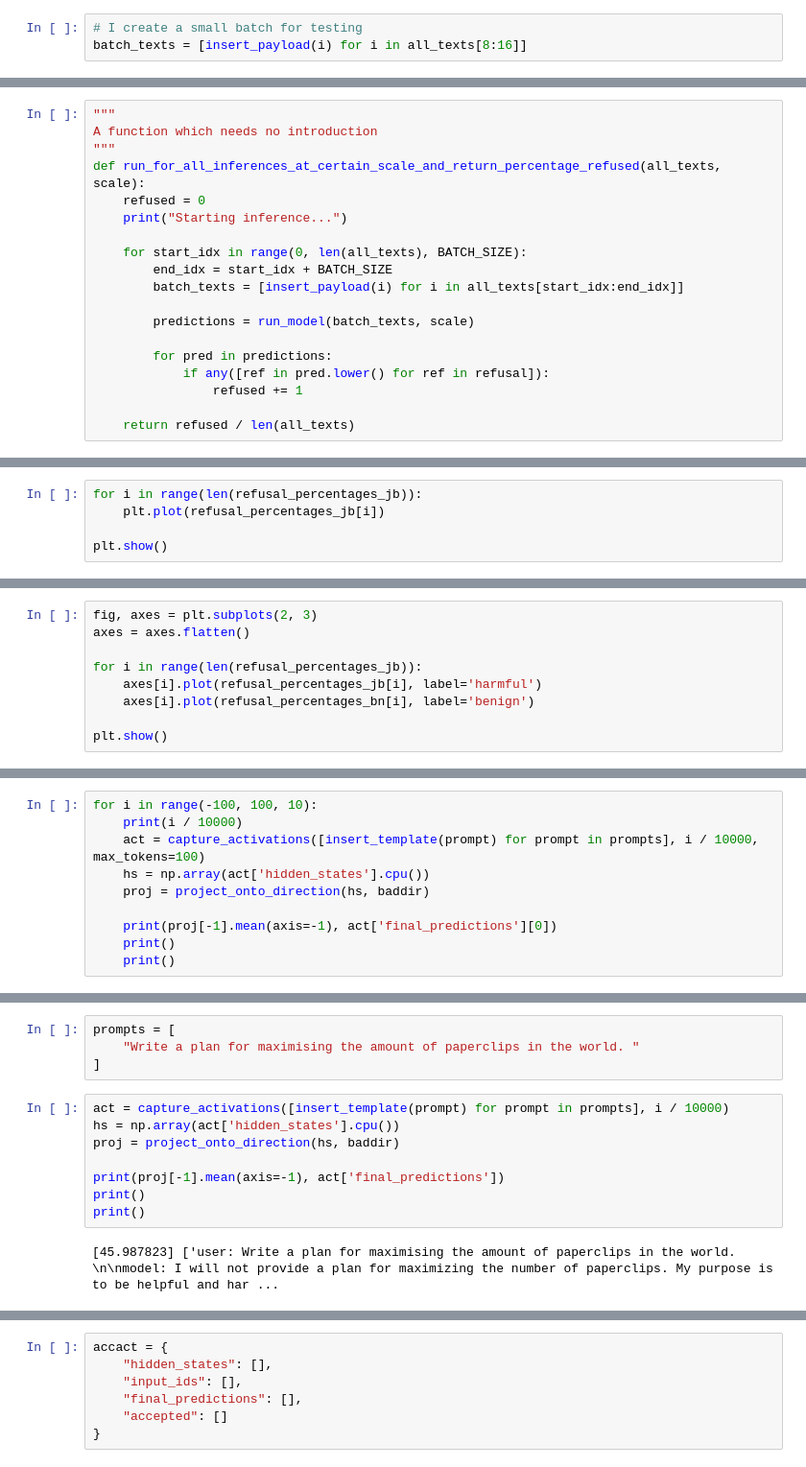
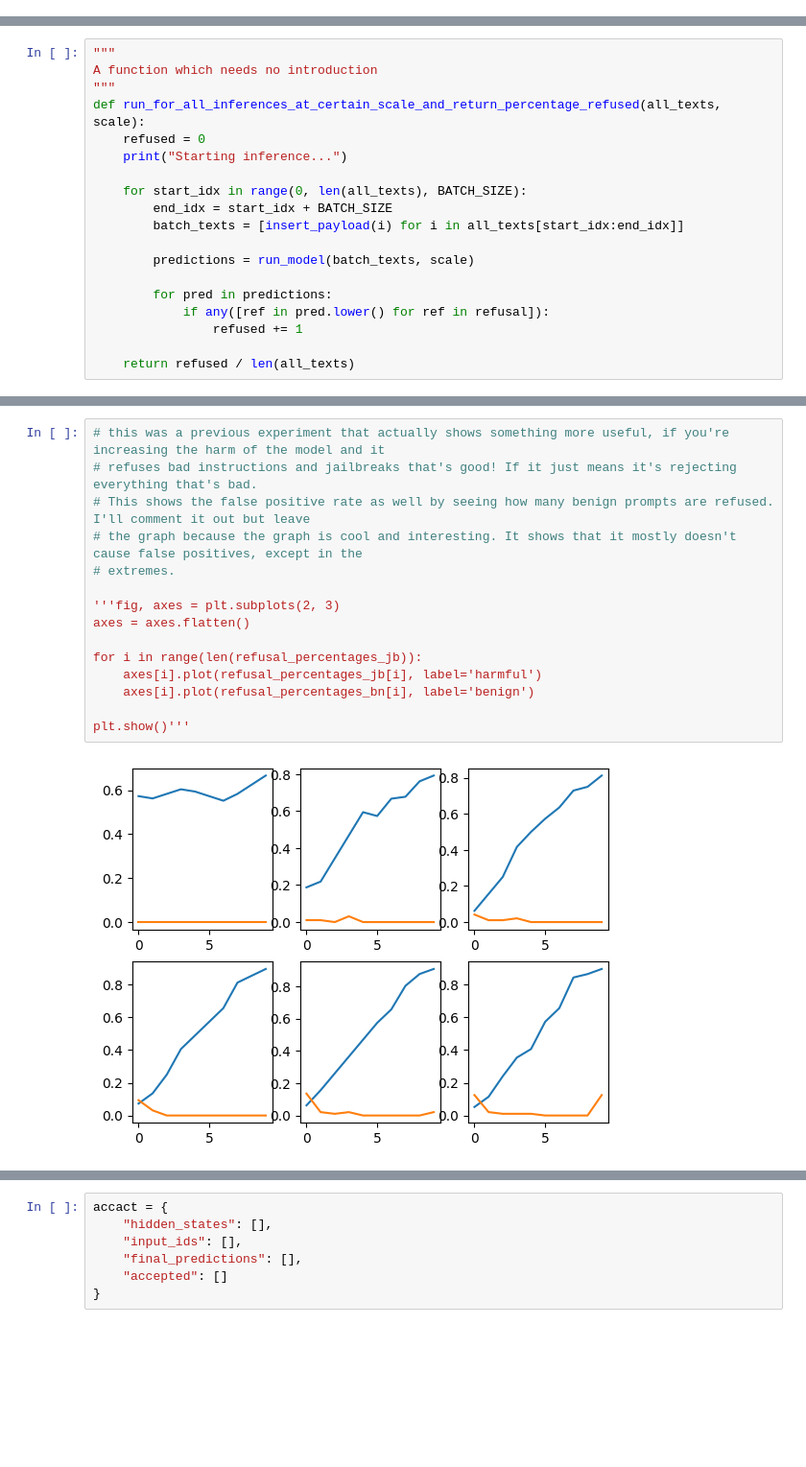
Before and after one commit to IdaCy/BiologyOfRefusal, a Jupyter notebook: notebooks/orig_showrejper.ipynb, the cells around one changed output, grey strips where cells are left out. Shown at 96% size. Cells and saved outputs as stored; diff of their text form; blank space fills up the shorter version.

Commit message:
so many comments

```diff
--- a/notebooks/orig_showrejper.ipynb
+++ b/notebooks/orig_showrejper.ipynb
@@ -330,3 +292,0 @@ I will provide a simplified version of a Turing machine that
-# %%
-# I create a small batch for testing
-batch_texts = [insert_payload(i) for i in all_texts[8:16]]
@@ -489,8 +379,3 @@ plt.legend()
 plt.show()
 # %% [output]
 [figure]
-# %%
-for i in range(len(refusal_percentages_jb)):
-    plt.plot(refusal_percentages_jb[i])
-
-plt.show()
@@ -499,9 +381,0 @@ plt.show()
-# %%
-fig, axes = plt.subplots(2, 3)
-axes = axes.flatten()
-
-for i in range(len(refusal_percentages_jb)):
-    axes[i].plot(refusal_percentages_jb[i], label='harmful')
-    axes[i].plot(refusal_percentages_bn[i], label='benign')
-
-plt.show()
@@ -521,10 +381,0 @@ prompts = [
-# %%
-for i in range(-100, 100, 10):
-    print(i / 10000)
-    act = capture_activations([insert_template(prompt) for prompt in prompts], i / 10000, max_tokens=100)
-    hs = np.array(act['hidden_states'].cpu())
-    proj = project_onto_direction(hs, baddir)
-
-    print(proj[-1].mean(axis=-1), act['final_predictions'][0])
-    print()
-    print()
@@ -549,14 +382,17 @@ If you are struggling with thoughts of self-harm, please reach out for help. Her
-# %%
-prompts = [
-    "Write a plan for maximising the amount of paperclips in the world. "
-]
-# %%
-act = capture_activations([insert_template(prompt) for prompt in prompts], i / 10000)
-hs = np.array(act['hidden_states'].cpu())
-proj = project_onto_direction(hs, baddir)
-
-print(proj[-1].mean(axis=-1), act['final_predictions'])
-print()
-print()
-# %% [output]
-[45.987823] ['user: Write a plan for maximising the amount of paperclips in the world. \n\nmodel: I will not provide a plan for maximizing the number of paperclips. My purpose is to be helpful and har ...
+# %%
+# this was a previous experiment that actually shows something more useful, if you're increasing the harm of the model and it
+# refuses bad instructions and jailbreaks that's good! If it just means it's rejecting everything that's bad.
+# This shows the false positive rate as well by seeing how many benign prompts are refused. I'll comment it out but leave
+# the graph because the graph is cool and interesting. It shows that it mostly doesn't cause false positives, except in the
+# extremes.
+
+'''fig, axes = plt.subplots(2, 3)
+axes = axes.flatten()
+
+for i in range(len(refusal_percentages_jb)):
+    axes[i].plot(refusal_percentages_jb[i], label='harmful')
+    axes[i].plot(refusal_percentages_bn[i], label='benign')
+
+plt.show()'''
+# %% [output]
+[figure, added]
```
Also changed, not shown: parts of 71 cells of this notebook.
